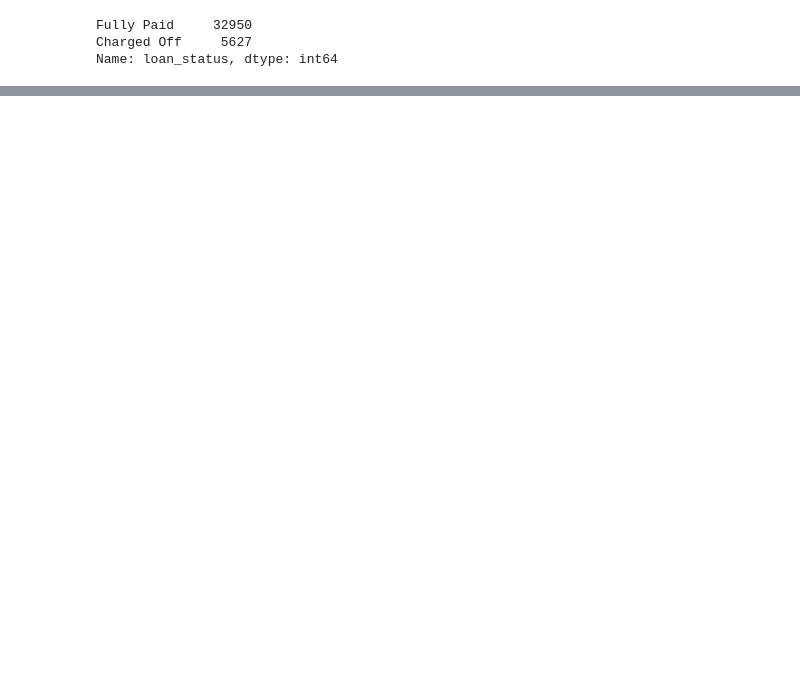
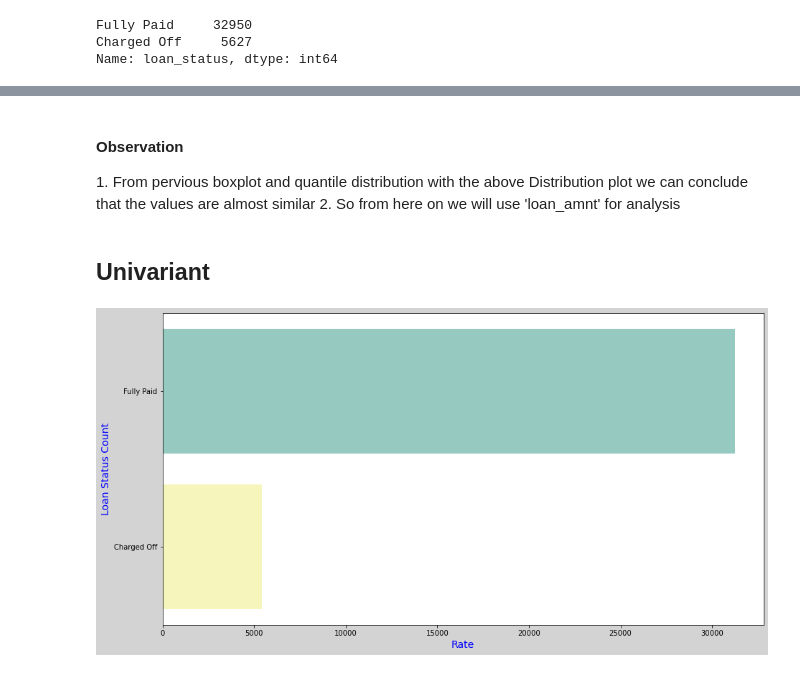
Before and after one commit to ShwetaRRao2511/EDAAssignment, a Jupyter notebook: Lending_Club_UseCase.ipynb, the cells around one changed output, grey strips where cells are left out. Saved outputs shown, nothing was run; the diff lists cells and outputs as text; code cells hidden in the pictures; blank space fills up the shorter version.

Commit message:
added few Analysis univariant

```diff
--- a/Lending_Club_UseCase.ipynb
+++ b/Lending_Club_UseCase.ipynb
@@ -741,0 +698,16 @@ Text(0.5, 0, 'Annual Increment')
+# %% [markdown]
+<h4>Observation</h4>
+1. From pervious boxplot and quantile distribution with the above Distribution plot we can conclude that the values are almost similar
+2. So from here on we will use 'loan_amnt' for analysis
+# %% [markdown]
+<h2> Univariant</h2>
+# %%
+#plotting the loan_status with it attribute to analysis other value which influence the defaulter
+plt.figure(figsize=(15,8), facecolor='lightgrey')
+purpose_x = sns.countplot(y="loan_status",data= df,palette="Set3")
+
+purpose_x.set_ylabel('Loan Status Count',fontsize=14,color = 'b')
+purpose_x.set_xlabel('Rate',fontsize=14,color = 'b')
+plt.show()
+# %% [output]
+[figure, added]
```
Also changed, not shown: parts of 102 cells of this notebook.
